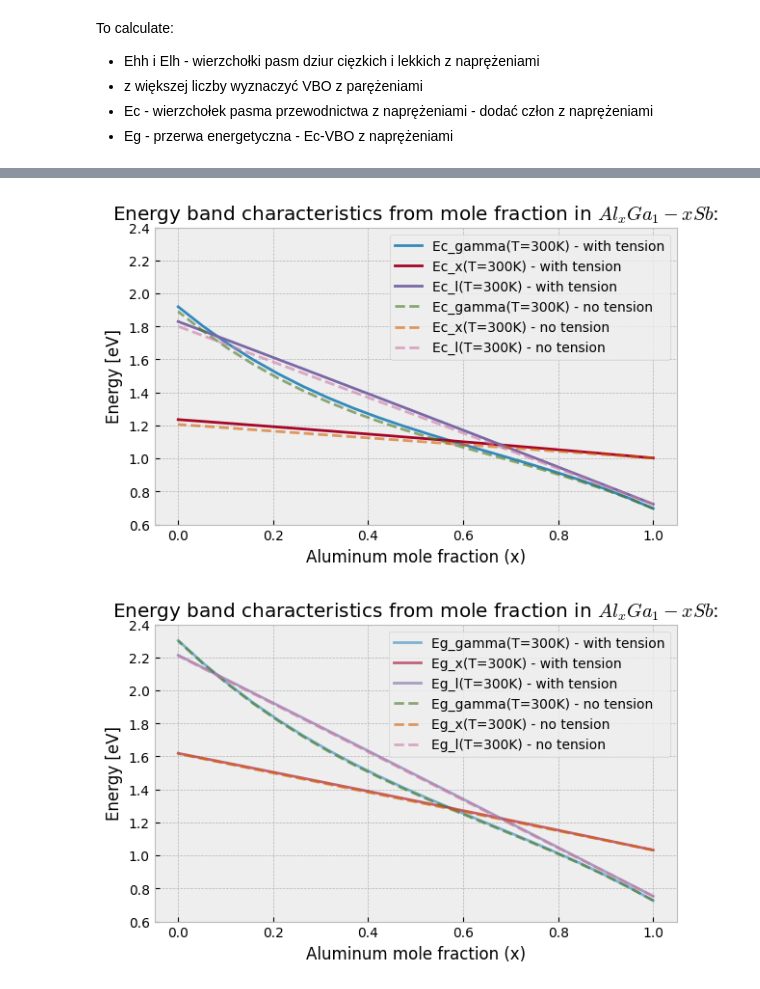
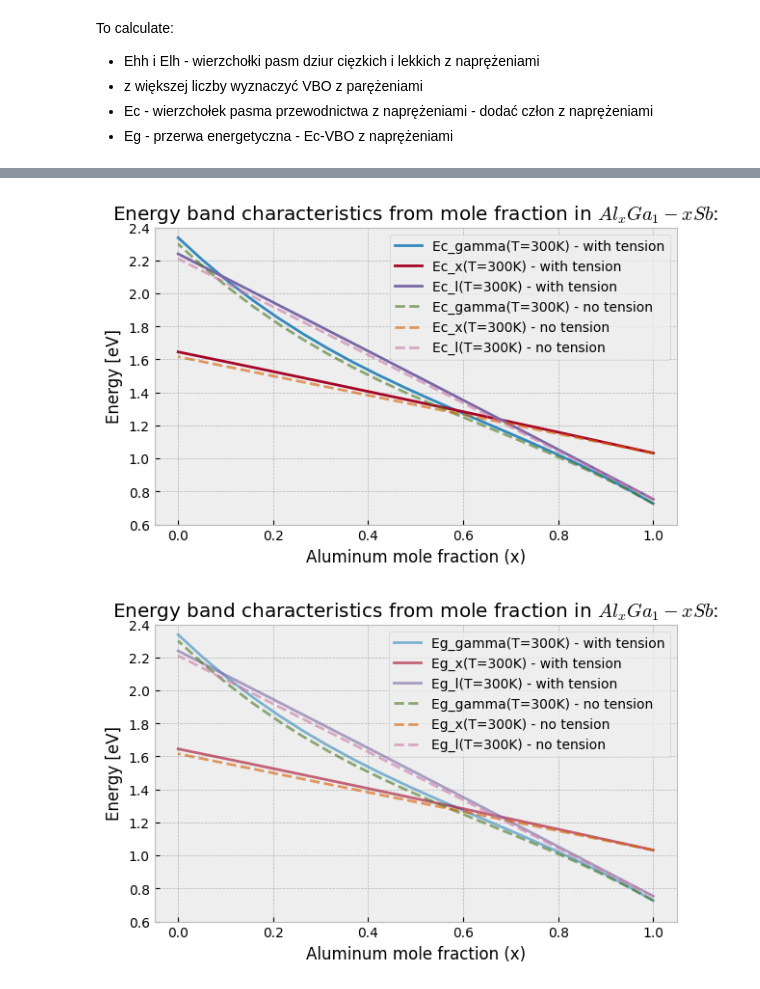
Before and after one commit to Kowalikov/photovoltaic_cell_absorption_coefficient, a Jupyter notebook: Przerwy_energetyczne_z_napr.ipynb, the cells around one changed output, grey strips where cells are left out. Saved outputs shown, nothing was run; the diff lists cells and outputs as text; code cells hidden in the pictures.

```diff
--- a/Przerwy_energetyczne_z_napr.ipynb
+++ b/Przerwy_energetyczne_z_napr.ipynb
@@ -144,7 +144,7 @@ with plt.style.context("bmh"):
 # %% [output]
 [figure]
 # %%
-Ec_x = [point_Eg_x+VBO for point_Eg_x in Eg_x]
+Ec_x = [point_Eg_x for point_Eg_x in Eg_x]
 # %%
 with plt.style.context("bmh"):
     fig, ax = plt.subplots(1,1, figsize=(7,4))
@@ -225,13 +225,13 @@ x, b = simulation.band_gap_from_mole_fraction(b_comps,
                                                 method="VCA",
                                                 points=20)
 # %%
-V_lh_strain = VBO+a_v*Tr_e+b*(e_xx-e_zz)
-V_hh_strain = VBO+a_v*Tr_e-b*(e_xx-e_zz)
+V_lh_strain = a_v*Tr_e+b*(e_xx-e_zz)
+V_hh_strain = a_v*Tr_e-b*(e_xx-e_zz)
 # %%
 with plt.style.context("bmh"):
     fig, ax = plt.subplots(1,1)
 
-    ax.plot(x, VBO, '-', color='black', label=f'VBO')
+    #ax.plot(x, VBO, '-', color='black', label=f'VBO')
     ax.plot(x, V_lh_strain, '-.', color='navy', label=f'V_lh - with tension')
     ax.plot(x, V_hh_strain, '--', color='firebrick', label=f'V_hh - with tension')
 
@@ -246,6 +246,7 @@ with plt.style.context("bmh"):
 # %%
 Ec_strain = Ec_x+a_c*Tr_e
-Eg_strain = Ec_strain-V_lh_strain
+Eg_strain = Ec_strain
+Eg_strain[0] = Ec_strain[0]-V_hh_strain
 # %%
 with plt.style.context("bmh"):
     fig, ax = plt.subplots(1,1, figsize=(7,4))
@@ -263,26 +264,29 @@ with plt.style.context("bmh"):
     plt.legend()
     plt.show()
 # %% [output]
-[figure, old version]
+[figure, new version]
 # %%
 with plt.style.context("bmh"):
     fig, ax = plt.subplots(1,1, figsize=(7,4))
 
     for i, point in enumerate(points_names):
-        ax.plot(x[::-1], Eg_strain[i], '-', label=f'Eg_{point}(T=300K) - with tension', alpha=0.6)
+        if point=='gamma':
+            ax.plot(x[::-1], Eg_strain[i], '-', label=f'Eg_{point}(T=300K) - with tension', alpha=0.6)
+        else:
+            ax.plot(x[::-1], Eg_strain[i], '-', label=f'Eg_{point}(T=300K) - with tension', alpha=0.6)
 
     for i, point in enumerate(points_names):
         ax.plot(x[::-1], Eg_x[i], '--', label=f'Eg_{point}(T=300K) - no tension', alpha=0.6)
 
     ax.set_title(r'Energy band characteristics from mole fraction in ${}_x{}_{a}{}$:'.format(*component_names, a="1-x"))
     ax.set_ylabel("Energy [eV]")
     ax.set_xlabel(f'{element(component_names[0]).name} mole fraction (x)')
     ax.set_ylim(0.6, 2.4)
 
     plt.legend()
     plt.show()
 # %% [output]
-[figure, old version]
+[figure, new version]
 # %%
 with plt.style.context("bmh"):
     fig, ax = plt.subplots(1,1, figsize=(7,4))
```
Also changed, not shown: parts of 3 cells of this notebook, 1 other file.
